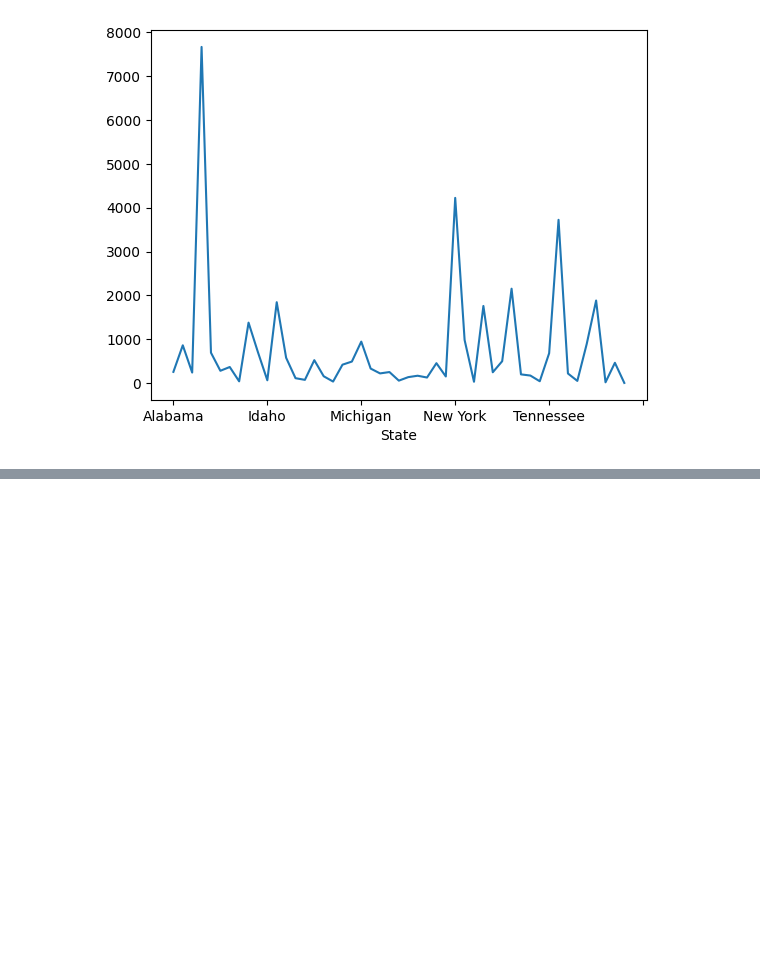
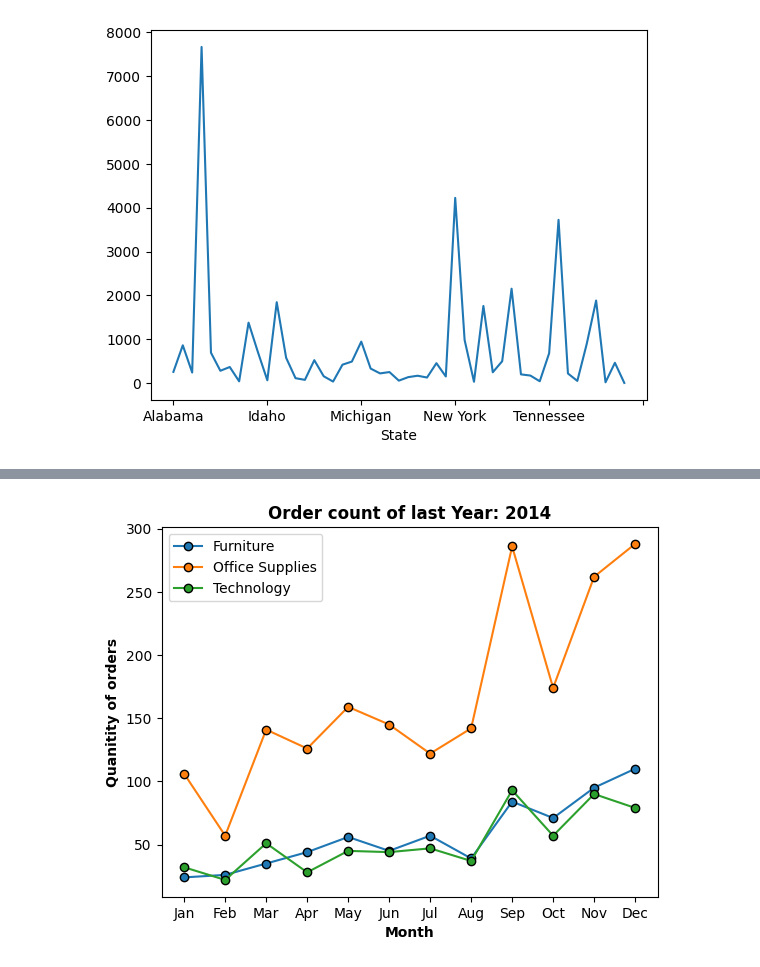
Before and after one commit to manipuppeteer/Data-Analysis-Project-DataCraft, a Jupyter notebook: JansFork.ipynb, the cells around one changed output, grey strips where cells are left out. Saved outputs shown, nothing was run; the diff lists cells and outputs as text; code cells hidden in the pictures; blank space fills up the shorter version.

```diff
--- a/JansFork.ipynb
+++ b/JansFork.ipynb
@@ -302,3 +305,20 @@ StateQuant.plot(kind="line")
 # %% [output]
 <Axes: xlabel='State'>
 [figure]
+# %%
+#import plotly.express as px#schon oben importiert
+cities = pd.read_csv("USZipsWithLatLon_20231227.csv", low_memory=False)
+superstore_clean = superstore.dropna(subset=["Postal Code"])
+cities_clean = cities.dropna(subset=["postal code"])
+superstore["Postal Code"] = superstore["Postal Code"].astype(str).str.zfill(5)
+cities["postal code"] = cities["postal code"].astype(str).str.zfill(5)
+superstore["Postal Code"] = superstore["Postal Code"].str.strip()
+cities["postal code"] = cities["postal code"].str.strip()
+df_map = pd.merge(
+    superstore,
+    cities,
+    left_on=["Postal Code"],
+    right_on=["postal code"],
+    how="inner"
+)
+df_map
@@ -304,0 +374,35 @@ StateQuant.plot(kind="line")
+# %%
+type(superstore["Order Date"].iloc[0])
+datetimedates=pd.to_datetime(superstore["Order Date"],format="%Y-%m-%d")
+superstore.index=datetimedates
+#superstore["datetimedates"]=datetimedates
+superstore["count"]=1
+
+GrenzeErstFeb2011=superstore.index>"2013-12-31"#"2011-01-31" # es fehlt also nur ein monat von 2011
+GrenzeJahrEnde2014=superstore.index<"2015-01-01"
+DFmonatsanalyse=superstore[GrenzeErstFeb2011 & GrenzeJahrEnde2014]
+DFmonat=DFmonatsanalyse.groupby("Category")["count"].resample("ME").sum()#,closed="right",label="right")
+DFmonat=DFmonat.reset_index(level=1)
+
+
+DFmonatFurniture=DFmonat[DFmonat.index=="Furniture"]
+DFmonatTech=DFmonat[DFmonat.index=="Technology"]
+DFmonatOffice=DFmonat[DFmonat.index=="Office Supplies"]
+#print(DFmonatOffice.index)
+
+
+#neuerplot=pd.DataFrame({"Furniture":DFmonatFurniture,"Technology":DFmonatTech,"Office supplies":DFmonatOffice})
+#neuerplot.plot.line( )
+#DFmonatFurniture.plot(kind="line",x="Order Date",y="count")
+
+plt.plot(DFmonatFurniture["Order Date"].dt.month_name().str[:3],DFmonatFurniture["count"],marker='o',markeredgecolor="black",label="Furniture")
+plt.plot(DFmonatOffice["Order Date"].dt.month_name().str[:3],DFmonatOffice["count"],marker='o',markeredgecolor="black",label="Office Supplies")
+plt.plot(DFmonatTech["Order Date"].dt.month_name().str[:3],DFmonatTech["count"],marker='o',markeredgecolor="black",label="Technology")
+
+plt.xlabel("Month",fontweight="bold")
+plt.ylabel("Quanitity of orders",fontweight="bold")
+plt.title("Order count of last Year: 2014",fontweight="bold")
+plt.legend()
+plt.show()
+# %% [output]
+[figure, added]
```
Also changed, not shown: parts of 5 cells of this notebook.
